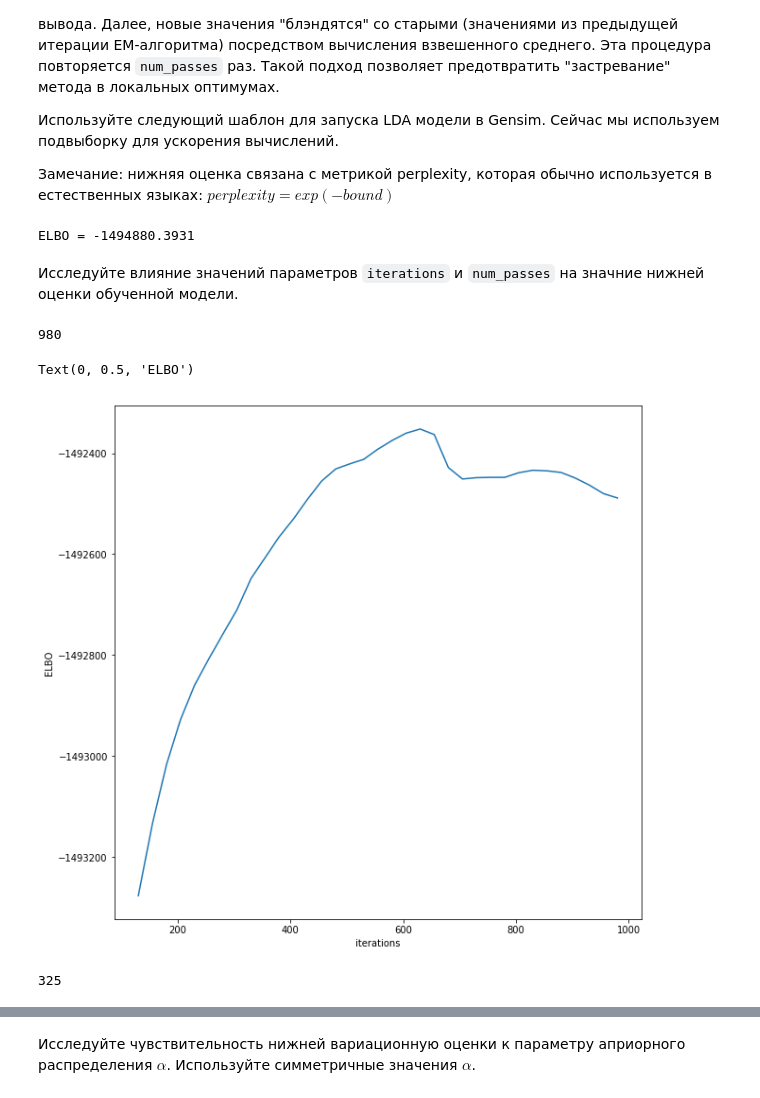
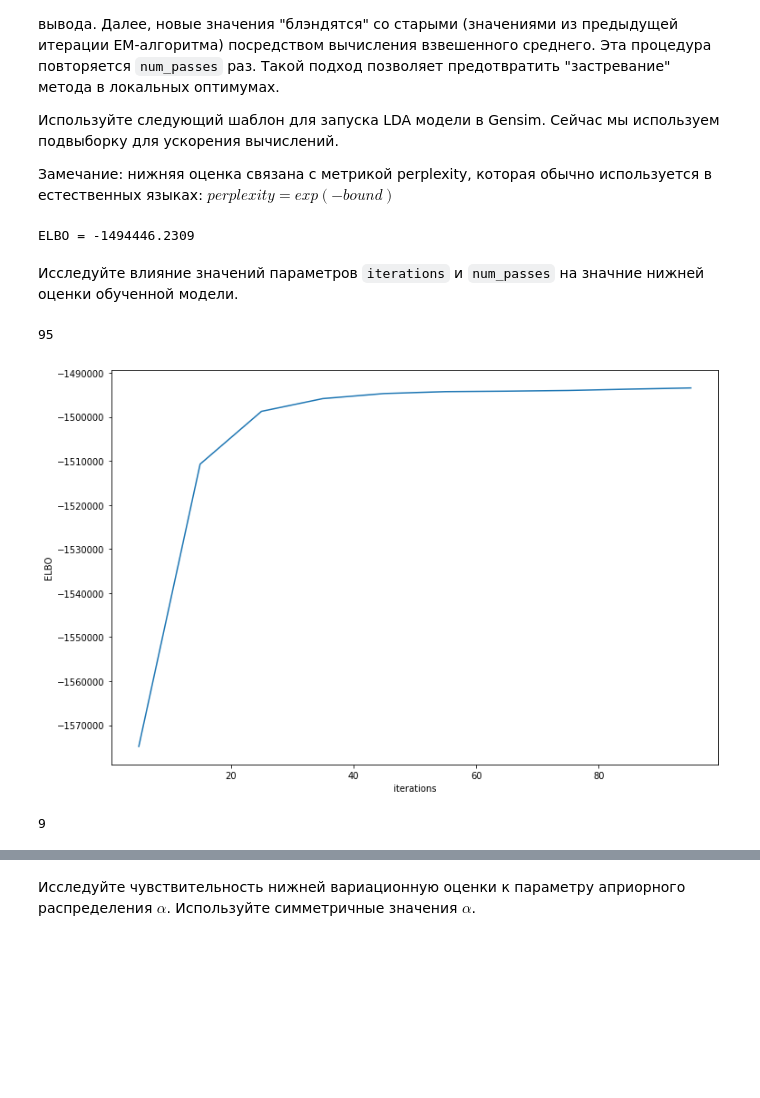
Before and after one commit to PKoshkin/DAS_bayes, a Jupyter notebook: task_6/lda_lab.ipynb, the cells around one changed output, grey strips where cells are left out. Saved outputs shown, nothing was run; the diff lists cells and outputs as text; code cells hidden in the pictures; blank space fills up the shorter version.

```diff
--- a/task_6/lda_lab.ipynb
+++ b/task_6/lda_lab.ipynb
@@ -69,10 +69,9 @@ Gensim использует итеративный подход к выводу
 Замечание: нижняя оценка связана с метрикой perplexity, которая обычно используется в естественных языках: $perplexity = exp(-bound)$
 # %%
 num_topics = 10  # число тем в модели LDA
-alpha = [0.1] * num_topics  # параметры априорного распределения Дирихле над распределениями документ/тема
+alpha = [0.02] * num_topics  # параметры априорного распределения Дирихле над распределениями документ/тема
 iterations = 50  # число итераций вариационного вывода
 num_passes = 5  # число проходов по датасету
-
 
 small_lda = gensim.models.LdaModel(
     corpus=small_corpus,
@@ -86,12 +85,13 @@ small_lda = gensim.models.LdaModel(
 )
 print('ELBO = {0:.4f}'.format(small_lda.bound(small_corpus)))
 # %% [output]
-ELBO = -1494880.3931
+ELBO = -1494446.2309
 # %% [markdown]
 Исследуйте влияние значений параметров `iterations` и `num_passes` на значние нижней оценки обученной модели.
 # %%
-metrics = []
-for iterations in range(5, 1000, 25):
+iterations_metrics = []
+iterations_range = np.arange(5, 100, 10)
+for iterations in iterations_range:
     clear_output()
     print(iterations)
     small_lda = gensim.models.LdaModel(
@@ -104,18 +104,17 @@ for iterations in range(5, 1000, 25):
         eval_every=0,
         random_state=42
     )
-    metrics.append(small_lda.bound(small_corpus))
+    iterations_metrics.append(small_lda.bound(small_corpus))
 # %% [output]
-980
+95
 # %%
-start = 5
-figure = plt.figure(figsize=(10, 10))
-plt.plot(np.arange(5, 1000, 25)[start:], metrics[start:])
+start = 0
+figure = plt.figure(figsize=(12, 8))
+plt.plot(iterations_range[start:], iterations_metrics[start:])
 axis = plt.gca()
 axis.set_xlabel("iterations")
 axis.set_ylabel("ELBO")
 plt.show()
 # %% [output]
-Text(0, 0.5, 'ELBO')
-[figure, old version]
+[figure, new version]
 # %%
@@ -123,6 +122,7 @@ best_iters = 600
 # %%
 num_passes_metrics = []
-for num_passes in range(5, 500, 20):
+num_passes_range = np.arange(1, 10)
+for num_passes in num_passes_range:
     clear_output()
     print(num_passes)
     small_lda = gensim.models.LdaModel(
@@ -137,5 +137,5 @@ for num_passes in range(5, 500, 20):
     )
     num_passes_metrics.append(small_lda.bound(small_corpus))
 # %% [output]
-325
+9
 # %%
```
Also changed, not shown: parts of 14 cells of this notebook.
